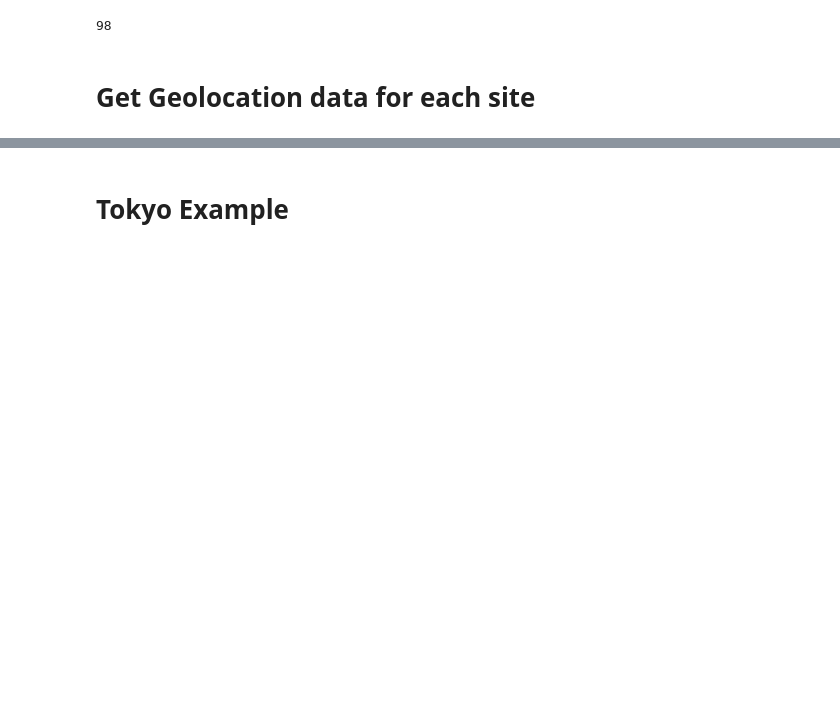
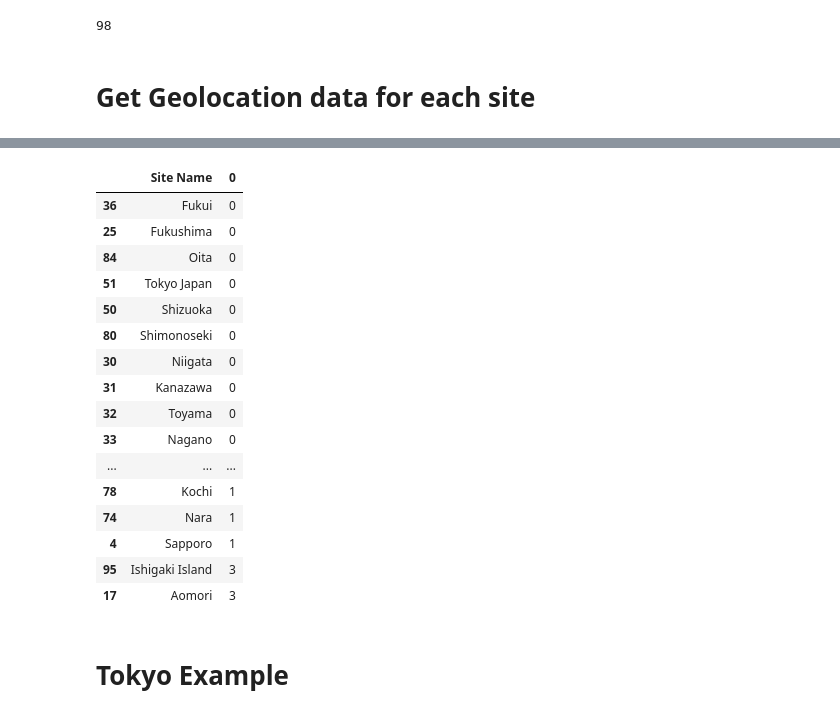
Before and after one commit to alice-gottlieb/princess-sakura, a Jupyter notebook: princess-sakura-main.ipynb, the cells around one changed output, grey strips where cells are left out. Cells and saved outputs as stored; diff of their text form; code cells hidden in the pictures; blank space fills up the shorter version.

```diff
--- a/princess-sakura-main.ipynb
+++ b/princess-sakura-main.ipynb
@@ -138,3 +278,25 @@ first_blooms.to_csv("data/kaggle-cherry-blossom/sakura_first_bloom_dates_with_la
+# %%
+first_bloom_nan_counts = pd.concat([first_blooms["Site Name"], first_blooms[[str(x) for x in range(1953, 2024)]].isnull().sum(axis=1)], axis=1)
+sorted_first_bloom_nan_counts_with_site = first_bloom_nan_counts.sort_values(by=0)
+sorted_first_bloom_nan_counts_with_site[:50]
+# %% [output]
+|  | Site Name | 0 |
+| 36 | Fukui | 0 |
+| 25 | Fukushima | 0 |
+| 84 | Oita | 0 |
+| 51 | Tokyo Japan | 0 |
+| 50 | Shizuoka | 0 |
+| 80 | Shimonoseki | 0 |
+| 30 | Niigata | 0 |
+| 31 | Kanazawa | 0 |
+| 32 | Toyama | 0 |
+| 33 | Nagano | 0 |
+| ... | ... | ... |
+| 78 | Kochi | 1 |
+| 74 | Nara | 1 |
+| 4 | Sapporo | 1 |
+| 95 | Ishigaki Island | 3 |
+| 17 | Aomori | 3 |
 # %% [markdown]
 # Tokyo Example #
 # %%
```
Also changed, not shown: parts of 11 cells of this notebook.
